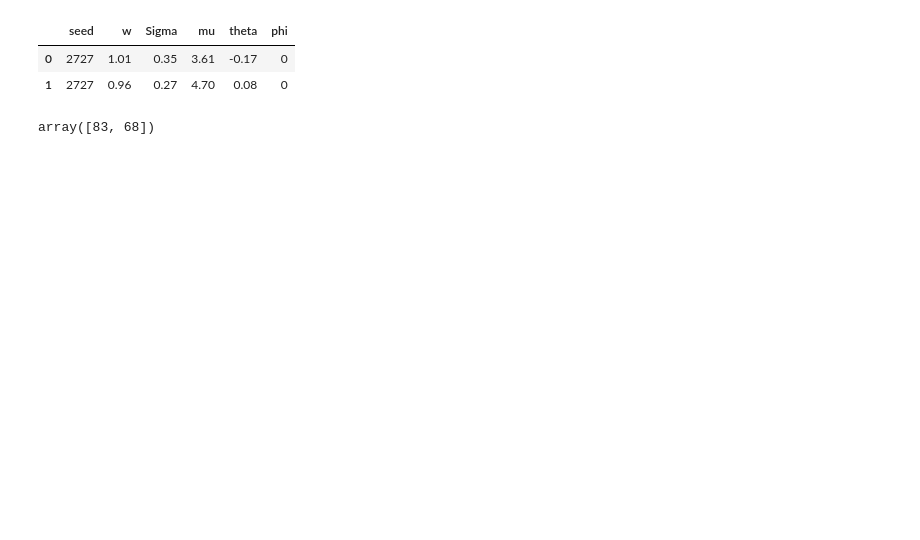
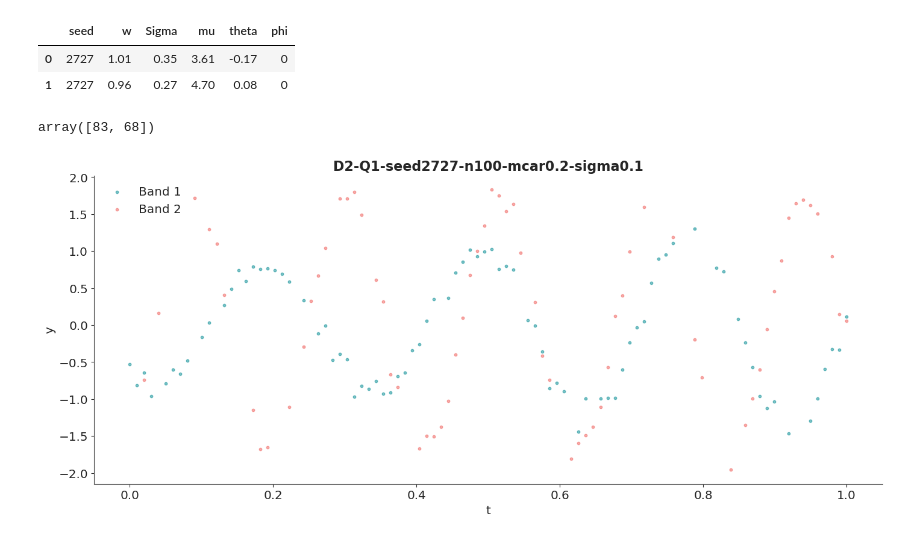
Before and after one commit to shihchingfu/mogptk-examples, a Jupyter notebook: D2-Q1-moskgp.ipynb, the cells around one changed output. Saved outputs shown, nothing was run; the diff lists cells and outputs as text; code cells hidden in the pictures; blank space fills up the shorter version.

```diff
--- a/D2-Q1-moskgp.ipynb
+++ b/D2-Q1-moskgp.ipynb
@@ -40,6 +56,23 @@ ns = input_df['d'].value_counts().to_numpy()
 ns
 # %% [output]
 array([83, 68])
+# %%
+fig, ax = plt.subplots(1, 1, figsize=(14, 6))
+legends = []
+
+for band in sorted(input_df['d'].unique()):
+    cond = input_df["d"] == band
+    xs = input_df.loc[cond, "t"]
+    ys = input_df.loc[cond, "y"]
+    ax.scatter(xs, ys, s=10, alpha=0.5, marker="o")
+    legends.append(f"Band {band}")
+
+plt.title(f"{filename_stub}")
+plt.xlabel("t")
+plt.ylabel("y")
+plt.legend(legends, loc="upper left");
+# %% [output]
+[figure, added]
 # %%
 data = {
     "N": input_df.shape[0],
```
Also changed, not shown: parts of 13 cells of this notebook, 1 other file.
